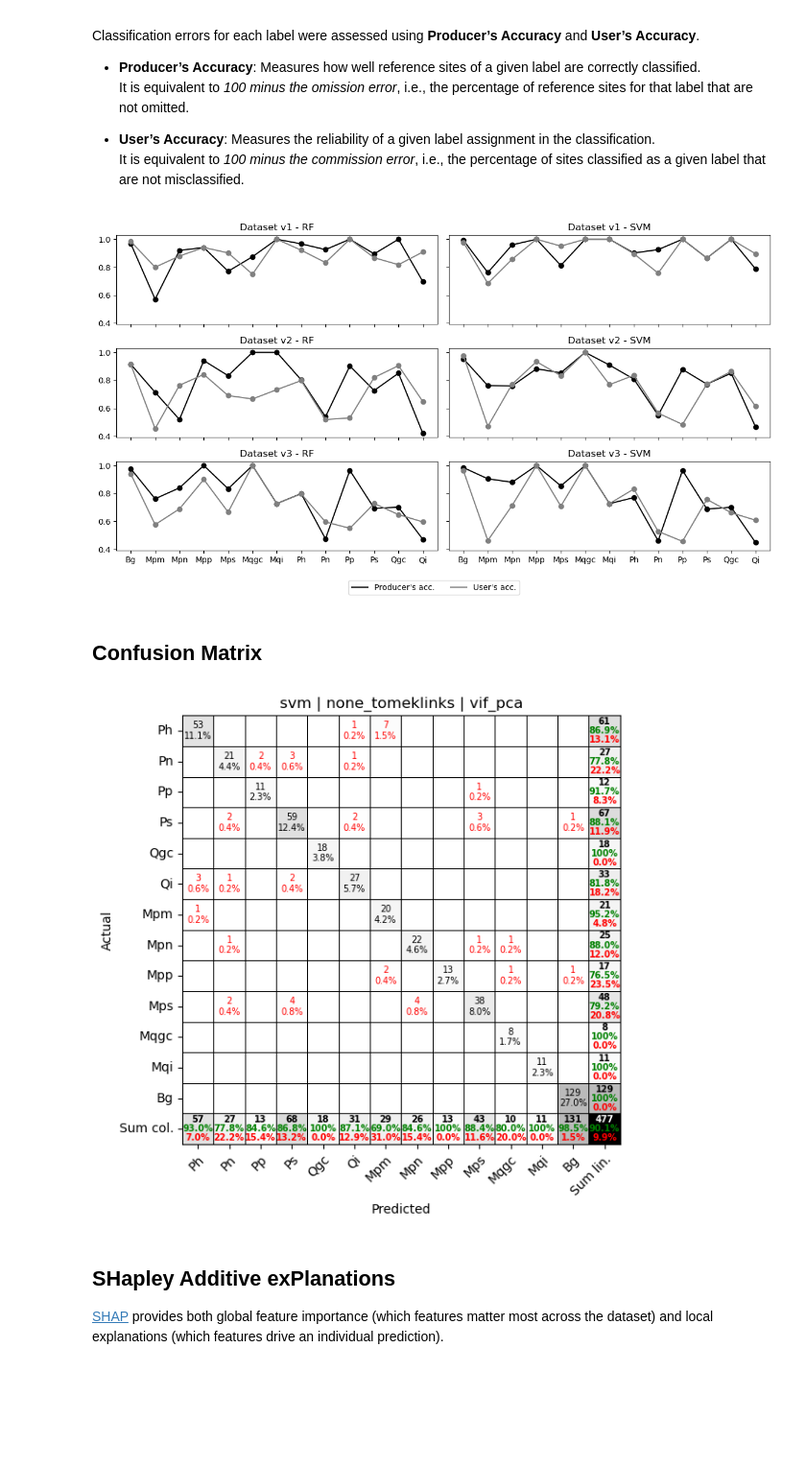
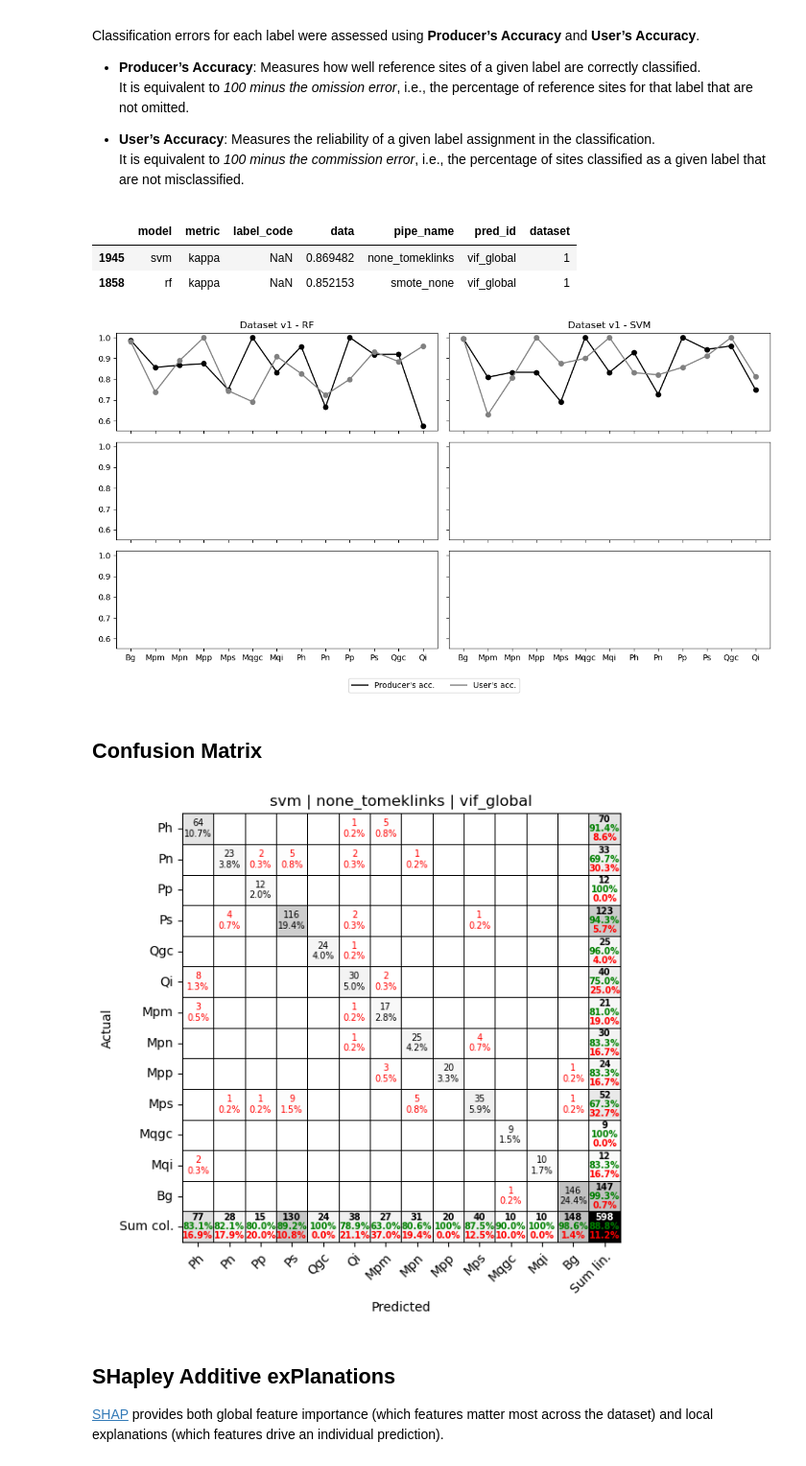
Before and after one commit to CristianICS/ML-burnt-vegetation, a Jupyter notebook: Notebooks/inspect_models.ipynb, the cells around one changed output. Shown at 96% size. Cells and saved outputs as stored; diff of their text form; code cells hidden in the pictures; blank space fills up the shorter version.

```diff
--- a/Notebooks/inspect_models.ipynb
+++ b/Notebooks/inspect_models.ipynb
@@ -124,7 +122,7 @@ def _extract_version(text: str) -> int:
     """
     Extract the version number.
     """
-    m = re.search(r"(\d+)_\d{8}T\d{6}$", text)
+    m = re.search(r"_v(\d+)_", text)
     if m:
         return int(m.group(1))
 
@@ -161,19 +159,15 @@ def load_stats(
         If dataset version cannot be inferred from folder name.
     """
     logs_root = Path(ROOT, "results", "logs")
-    candidates = list(logs_root.glob(f"{folder_name}*"))
+    candidates = list(logs_root.glob(folder_name))
     if not candidates:
         raise FileNotFoundError(f"No folders found matching: {logs_root / (folder_name + '*')}")
 
     # Choose the most recent matching folder by modification time
     folder_path = max(candidates, key=lambda p: p.stat().st_mtime)
 
-    # Infer dataset version from the provided folder_name;
-    # fall back to folder_path.name
-    try:
-        dataset_version = _extract_version(folder_name)
-    except ValueError:
-        dataset_version = _extract_version(folder_path.name)
+    # Infer dataset version from the provided folder_name
+    dataset_version = _extract_version(folder_path.name)
 
     # Load pickled stats
     with open(folder_path / "gridcv_stats.pkl", "rb") as f:
@@ -205,17 +199,20 @@ def load_stats(
 
     return grid_best_stats, cm_stats, best_model
 # %%
-dataset_versions = [1, 2, 3]
+# dataset_versions = [1, 2, 3]
+dataset_versions = ["1_*_summerlong"]
 
 best_grids: dict[str, dict] = {}
 cm_stats: list[dict] = []
 grid_best_stats_frames: list[pd.DataFrame] = []
 
 for v in dataset_versions:
+    # folder_name = f"train_dataset_v{v}*"
     folder_name = f"train_dataset_v{v}"
 
     grid_stats, cm_best, best_grid = load_stats(folder_name)
-    best_grids[v] = best_grid
+    # best_grids[v] = best_grid
+    best_grids[1] = best_grid
     cm_stats.extend(cm_best)
     grid_best_stats_frames.append(grid_stats)
 
@@ -416,6 +405,12 @@ g_kappa = grid_best_stats.query("metric=='kappa'")
 cls_data = g_kappa.loc[
     g_kappa.groupby(["model", "dataset"])["data"].idxmax()
 ].sort_values(by=["data", "dataset"], ascending=False)
+# %%
+cls_data
+# %% [output]
+|  | model | metric | label_code | data | pipe_name | pred_id | dataset |
+| 1945 | svm | kappa | NaN | 0.869482 | none_tomeklinks | vif_global | 1 |
+| 1858 | rf | kappa | NaN | 0.852153 | smote_none | vif_global | 1 |
 # %%
 # Best models by Kappa metric per dataset
 fig, axs = plt.subplots(3, 2, figsize=(12,7), sharey=True, sharex=True)
@@ -484,9 +479,9 @@ fig.legend(leg_handles, leg_labels, loc='lower center', ncol=8, title='')
 fig.tight_layout(rect=[0, 0.06, 1, 0.95])  # Adjust layout to fit global legend
 
 # Save the figure as an SVG file
-plt.savefig(Path(graphics_path, 'accuracy_by_cls.svg'), format='svg')
+# plt.savefig(Path(graphics_path, 'accuracy_by_cls.svg'), format='svg')
 # %% [output]
-[figure, old version]
+[figure, new version]
 # %% [markdown]
 ## Confusion Matrix
 # %%
@@ -504,10 +499,19 @@ def show_cm(cm_dict, labels):
     cmatrix(cm).pp_matrix(cmap="gray_r", fz=7, pred_val_axis='col',
                           figsize=[6, 6], cmtitle=title)
 # %%
-target_cm = search_dict(cm_stats, best_grids[1])
+target_cm_model = cls_data.query("model == 'svm'")
+target_cm = search_dict(
+    cm_stats,
+    {
+        "pred_id": target_cm_model.iloc[0]["pred_id"],
+        "model": target_cm_model.iloc[0]["model"],
+        "pipe": target_cm_model.iloc[0]["pipe_name"],
+        "dataset": target_cm_model.iloc[0]["dataset"]
+    }
+)
 show_cm(target_cm, label_codes)
 # %% [output]
-[figure, old version]
+[figure, new version]
 # %% [markdown]
 ## SHapley Additive exPlanations
 
```
Also changed, not shown: parts of 6 cells of this notebook, 4 other files.
